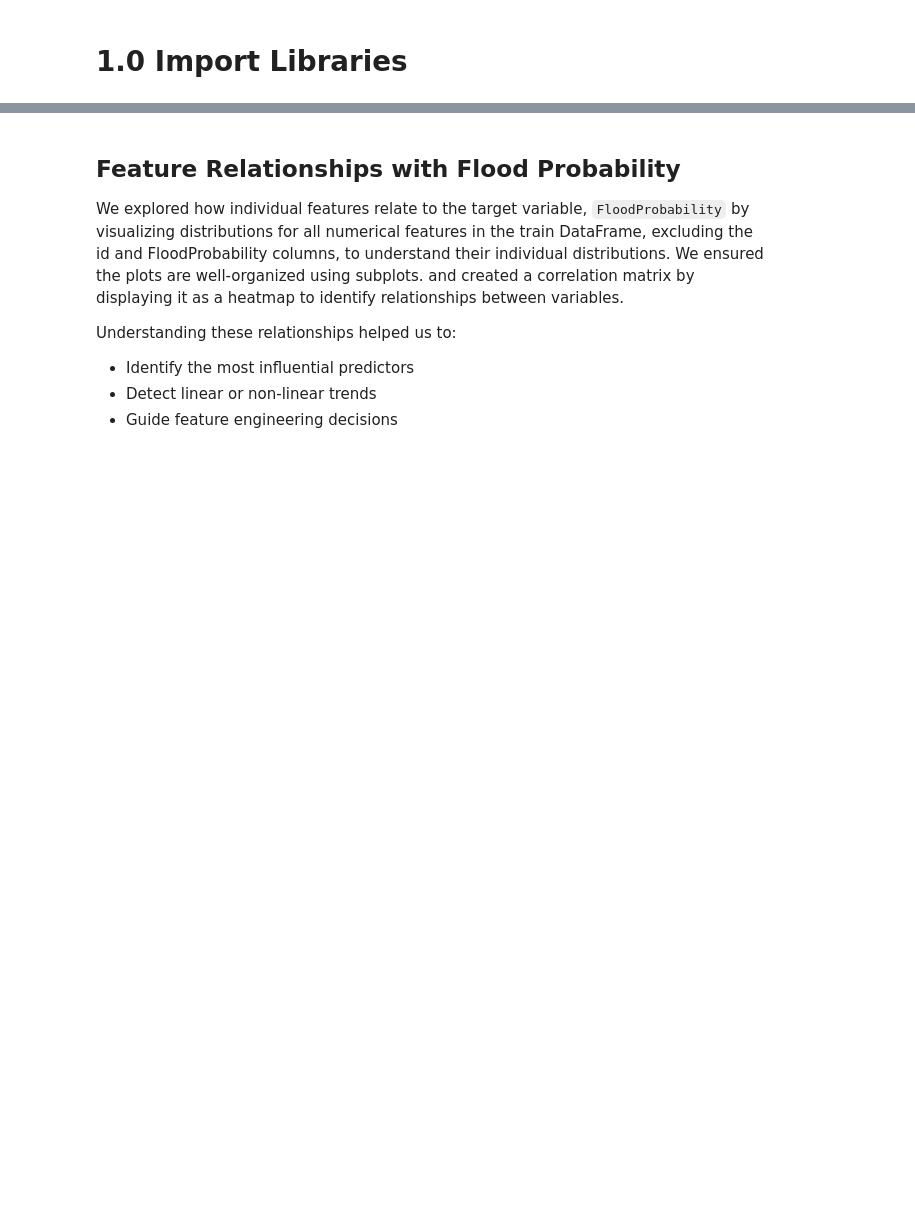
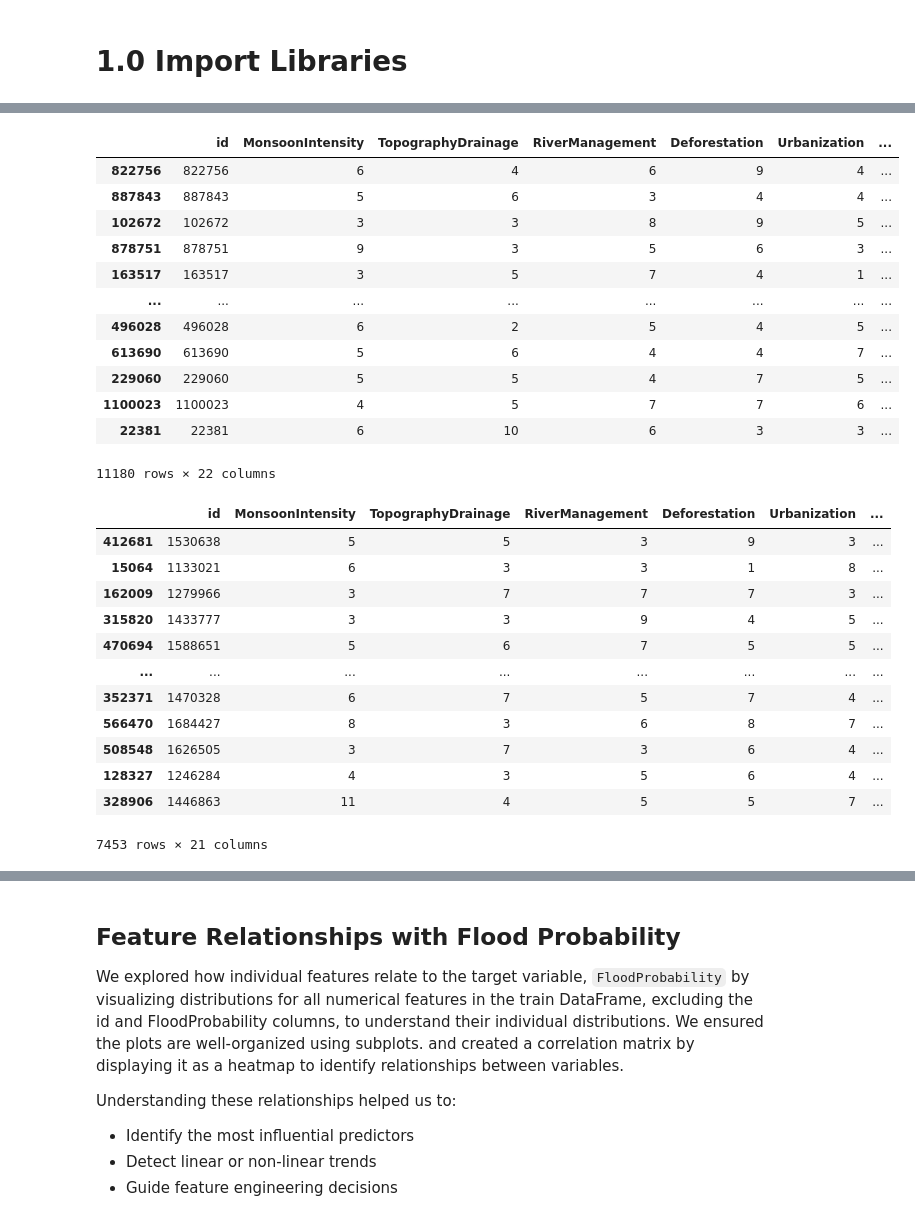
Before and after one commit to MageroOduor/Predictive-Modelling-of-Flood-Risk, a Jupyter notebook: Predictive_Modeling_of_Flood_Risk_Magero.ipynb, the cells around one changed output, grey strips where cells are left out. Cells and saved outputs as stored; diff of their text form; code cells hidden in the pictures; blank space fills up the shorter version.

```diff
--- a/Predictive_Modeling_of_Flood_Risk_Magero.ipynb
+++ b/Predictive_Modeling_of_Flood_Risk_Magero.ipynb
@@ -95,0 +104,31 @@ Columns: ['id', 'MonsoonIntensity', 'TopographyDrainage', 'RiverManagement', 'De
+# %%
+# Viewing a sample of rows
+display(train_df.sample(frac=0.01)) # Print 1% of the data randomly
+display(test_df.sample(frac=0.01))
+# %% [output]
+|  | id | MonsoonIntensity | TopographyDrainage | RiverManagement | Deforestation | Urbanization | ... |
+| 822756 | 822756 | 6 | 4 | 6 | 9 | 4 | ... |
+| 887843 | 887843 | 5 | 6 | 3 | 4 | 4 | ... |
+| 102672 | 102672 | 3 | 3 | 8 | 9 | 5 | ... |
+| 878751 | 878751 | 9 | 3 | 5 | 6 | 3 | ... |
+| 163517 | 163517 | 3 | 5 | 7 | 4 | 1 | ... |
+| ... | ... | ... | ... | ... | ... | ... | ... |
+| 496028 | 496028 | 6 | 2 | 5 | 4 | 5 | ... |
+| 613690 | 613690 | 5 | 6 | 4 | 4 | 7 | ... |
+| 229060 | 229060 | 5 | 5 | 4 | 7 | 5 | ... |
+| 1100023 | 1100023 | 4 | 5 | 7 | 7 | 6 | ... |
+| 22381 | 22381 | 6 | 10 | 6 | 3 | 3 | ... |
+11180 rows × 22 columns
+|  | id | MonsoonIntensity | TopographyDrainage | RiverManagement | Deforestation | Urbanization | ... |
+| 412681 | 1530638 | 5 | 5 | 3 | 9 | 3 | ... |
+| 15064 | 1133021 | 6 | 3 | 3 | 1 | 8 | ... |
+| 162009 | 1279966 | 3 | 7 | 7 | 7 | 3 | ... |
+| 315820 | 1433777 | 3 | 3 | 9 | 4 | 5 | ... |
+| 470694 | 1588651 | 5 | 6 | 7 | 5 | 5 | ... |
+| ... | ... | ... | ... | ... | ... | ... | ... |
+| 352371 | 1470328 | 6 | 7 | 5 | 7 | 4 | ... |
+| 566470 | 1684427 | 8 | 3 | 6 | 8 | 7 | ... |
+| 508548 | 1626505 | 3 | 7 | 3 | 6 | 4 | ... |
+| 128327 | 1246284 | 4 | 3 | 5 | 6 | 4 | ... |
+| 328906 | 1446863 | 11 | 4 | 5 | 5 | 7 | ... |
+7453 rows × 21 columns
```
Also changed, not shown: parts of 21 cells of this notebook.
